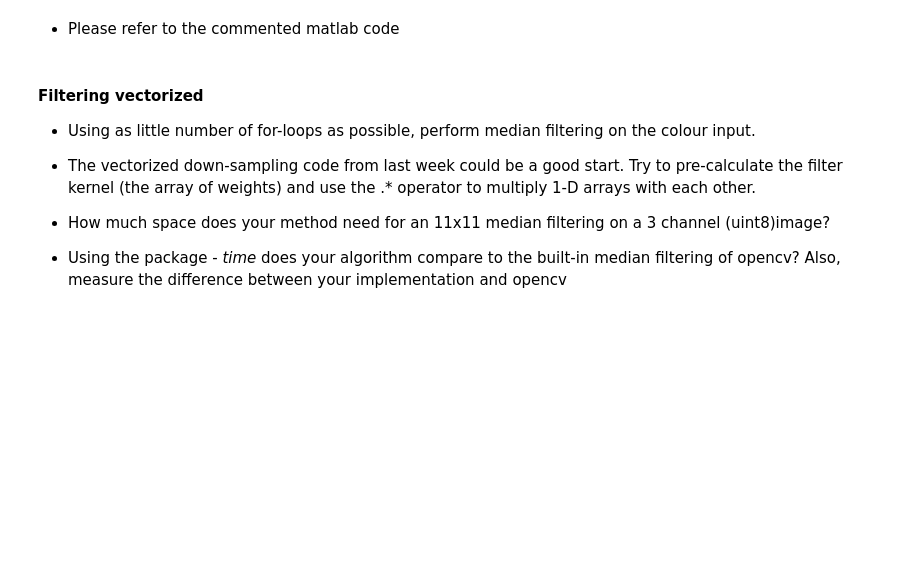
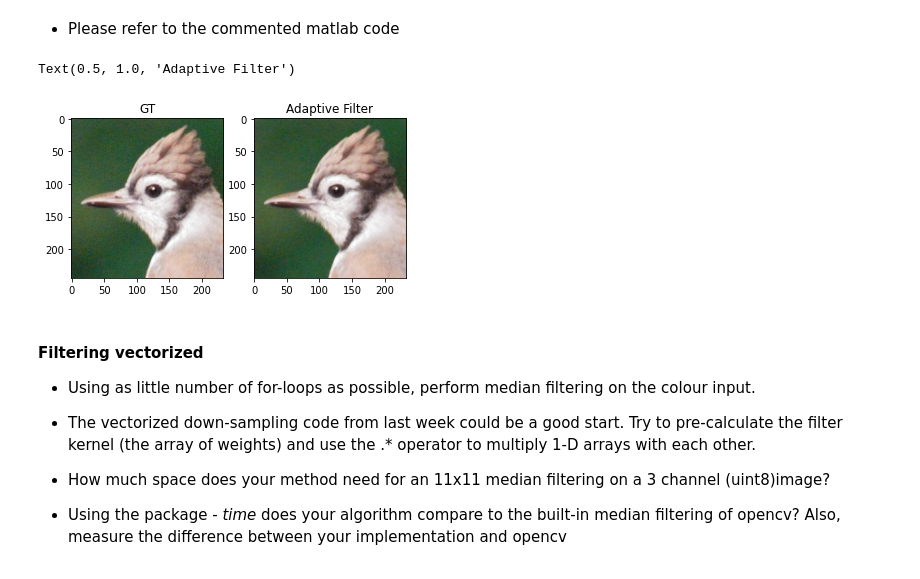
Before and after one commit to wangzican/Image_Processing, a Jupyter notebook: labs/week_2.ipynb, the cells around one changed output. Saved outputs shown, nothing was run; the diff lists cells and outputs as text; code cells hidden in the pictures; blank space fills up the shorter version.

```diff
--- a/labs/week_2.ipynb
+++ b/labs/week_2.ipynb
@@ -128,18 +128,18 @@ $$\begin{bmatrix} 128 & 50 & 120 \\ 10 & \color{Red}{214} & 150 \\ 127 & 157 & 1
 # Answer
 K_n, K_m = 5, 5
 img_median = np.zeros(img.shape, dtype=np.int)
-for channel in range(0, img_median.shape[-1]):
+for img in range(0, img_median.shape[-1]):
     for i in range(0, img_median.shape[0]):
         for j in range(0, img_median.shape[1]):
             k_up = min(K_n//2, i)
             k_down = min(K_n//2, img_median.shape[0] - i - 1)
-            k_left = min(K_n//2, j)
-            k_right = min(K_n//2, img_median.shape[1] - j - 1)
+            k_left = min(K_m//2, j)
+            k_right = min(K_m//2, img_median.shape[1] - j - 1)
             start = (i-k_up, j-k_left)
             end = (i+k_down, j+k_right)
-            kernel = img[start[0]:end[0], start[1]:end[1], channel]
+            kernel = img[start[0]:end[0], start[1]:end[1], img]
             # print(channel)
-            img_median[i, j, channel] = int(np.median(kernel))
+            img_median[i, j, img] = int(np.median(kernel))
 
 fig, ax = plt.subplots(1, 2, figsize=(6,10))
 ax[0].imshow(img)
@@ -233,11 +236,57 @@ plt.axis('off')
 # end
 # %%
 # One answer
+def adaptive_filter_single_channel(channel, v = 0, K_n = 5, K_m = 5):
+    if v == 0:
+        var = []
+        for i in range(0, channel.shape[0]):
+            for j in range(0, channel.shape[1]):
+                k_up = min(K_n//2, i)
+                k_down = min(K_n//2, channel.shape[0] - i - 1)
+                k_left = min(K_m//2, j)
+                k_right = min(K_m//2, channel.shape[1] - j - 1)
+                start = (i-k_up, j-k_left)
+                end = (i+k_down, j+k_right)
+                kernel = channel[start[0]:end[0], start[1]:end[1]]
+                var.append(np.var(kernel))
+        v = np.mean(var)
+    img_out = np.zeros(channel.shape)
+    for i in range(0, img_out.shape[0]):
+        for j in range(0, img_out.shape[1]):
+            k_up = min(K_n//2, i)
+            k_down = min(K_n//2, img_out.shape[0] - i - 1)
+            k_left = min(K_m//2, j)
+            k_right = min(K_m//2, img_out.shape[1] - j - 1)
+            start = (i-k_up, j-k_left)
+            end = (i+k_down, j+k_right)
+            kernel = channel[start[0]:end[0], start[1]:end[1]]
+            mean = np.mean(kernel)
+            var = np.var(kernel)
+            if var == 0:
+                img_out[i, j] = mean
+            else:
+                img_out[i, j] = mean + max(0, (var - v)/var)*(channel[i,j] - mean)
+    return img_out
+
+def adaptive_filter_mult_channel(img, v=0, K_n=5, K_m=5):
+    if v != 0:
+        assert len(v) == img.shape[-1]
+    else:
+        v = np.zeros(img.shape[-1])
+    img_out = np.zeros(img.shape, dtype=np.int)
+    for channel in range(img.shape[-1]):
+        img_out[:,:,channel] = adaptive_filter_single_channel(img[:,:,channel], v[channel], K_n, K_m)
+    return img_out
+
+adapt_img = adaptive_filter_mult_channel(img, K_n=3, K_m=3)
 fig, axes = plt.subplots(1,2,figsize=(6,10))
 axes[0].imshow(img)
 axes[0].set_title('GT')
-# axes[1].imshow(your adaptive image)
-# axes[1].set_title('Adaptive Filter')
+axes[1].imshow(adapt_img)
+axes[1].set_title('Adaptive Filter')
+# %% [output]
+Text(0.5, 1.0, 'Adaptive Filter')
+[figure, added]
 # %% [markdown]
 #### Filtering vectorized
 
```
Also changed, not shown: parts of 1 cell of this notebook, 1 other file.
